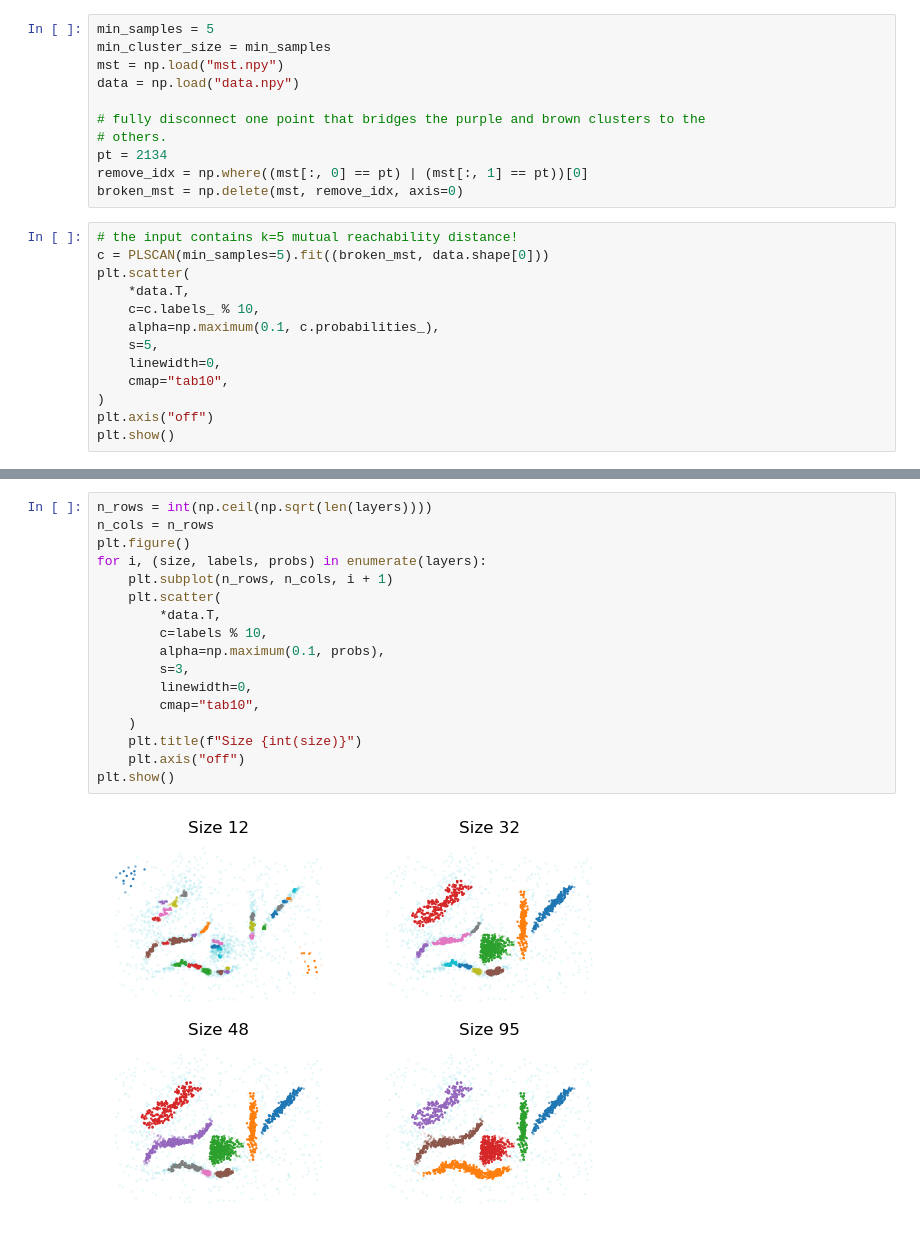
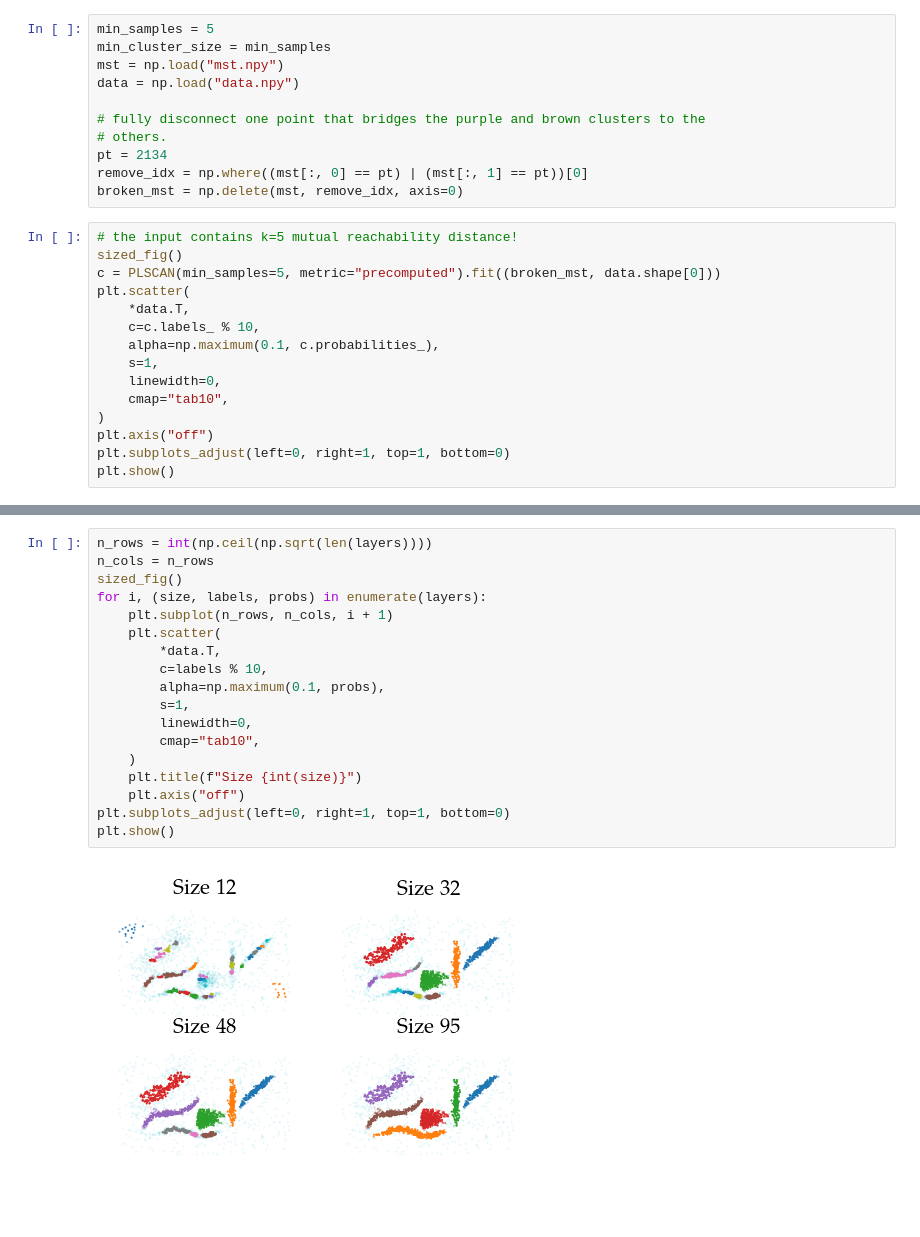
Before and after one commit to JelmerBot/plscan, a Jupyter notebook: docs/forests.ipynb, the cells around one changed output, grey strips where cells are left out. Saved outputs shown, nothing was run; the diff lists cells and outputs as text; blank space fills up the shorter version.

```diff
--- a/docs/forests.ipynb
+++ b/docs/forests.ipynb
@@ -17,15 +20,17 @@ remove_idx = np.where((mst[:, 0] == pt) | (mst[:, 1] == pt))[0]
 broken_mst = np.delete(mst, remove_idx, axis=0)
 # %%
 # the input contains k=5 mutual reachability distance!
-c = PLSCAN(min_samples=5).fit((broken_mst, data.shape[0]))
+sized_fig()
+c = PLSCAN(min_samples=5, metric="precomputed").fit((broken_mst, data.shape[0]))
 plt.scatter(
     *data.T,
     c=c.labels_ % 10,
     alpha=np.maximum(0.1, c.probabilities_),
-    s=5,
+    s=1,
     linewidth=0,
     cmap="tab10",
 )
 plt.axis("off")
+plt.subplots_adjust(left=0, right=1, top=1, bottom=0)
 plt.show()
 # %% [output]
@@ -53,20 +60,21 @@ plt.show()
 # %%
 n_rows = int(np.ceil(np.sqrt(len(layers))))
 n_cols = n_rows
-plt.figure()
+sized_fig()
 for i, (size, labels, probs) in enumerate(layers):
     plt.subplot(n_rows, n_cols, i + 1)
     plt.scatter(
         *data.T,
         c=labels % 10,
         alpha=np.maximum(0.1, probs),
-        s=3,
+        s=1,
         linewidth=0,
         cmap="tab10",
     )
     plt.title(f"Size {int(size)}")
     plt.axis("off")
+plt.subplots_adjust(left=0, right=1, top=1, bottom=0)
 plt.show()
 # %% [output]
-[figure, old version]
+[figure, new version]
 # %%
```
Also changed, not shown: parts of 5 cells of this notebook, 40 other files.
